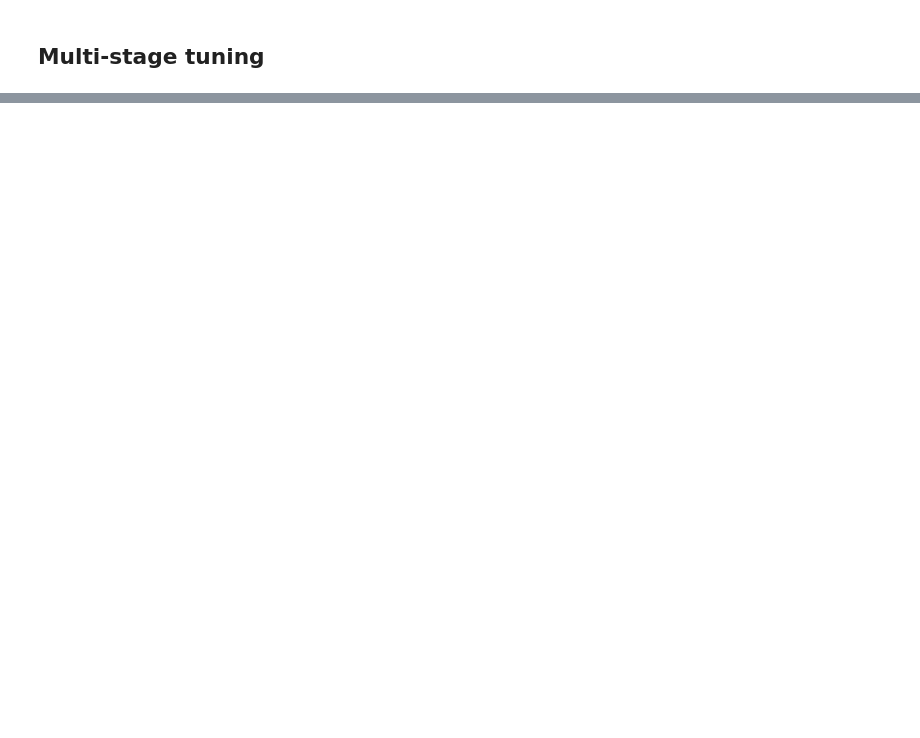
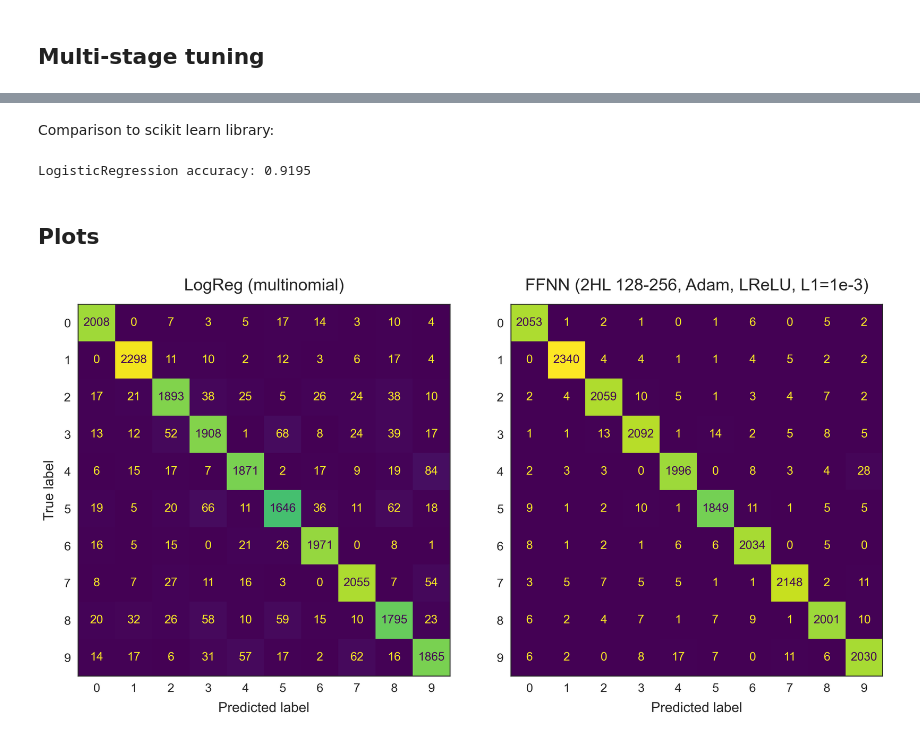
Before and after one commit to beateovl/FYS-STK4155-Project-2, a Jupyter notebook: Notebooks/part_f.ipynb, the cells around one changed output, grey strips where cells are left out. Cells and saved outputs as stored; diff of their text form; code cells hidden in the pictures; blank space fills up the shorter version.

```diff
--- a/Notebooks/part_f.ipynb
+++ b/Notebooks/part_f.ipynb
@@ -235,0 +795,79 @@ pivot_table = df_results[
+# %% [markdown]
+Comparison to scikit learn library:
+# %%
+from sklearn.linear_model import LogisticRegression
+from sklearn.metrics import accuracy_score
+
+# Logistic Regression baseline (multinomial, reasonably strong)
+logreg = LogisticRegression(
+    max_iter=1000,
+    multi_class="multinomial",
+    solver="lbfgs",
+    n_jobs=-1,
+)
+logreg.fit(X_train, y_train)
+
+y_pred_lr = logreg.predict(X_test)
+proba_lr = logreg.predict_proba(X_test)
+
+acc_lr = accuracy_score(y_test, y_pred_lr)
+print(f"LogisticRegression accuracy: {acc_lr:.4f}")
+# %% [output]
+LogisticRegression accuracy: 0.9195
+# %% [markdown]
+## Plots
+# %%
+from sklearn.metrics import confusion_matrix, ConfusionMatrixDisplay
+import matplotlib.pyplot as plt
+
+final_epochs = 100
+
+final_acc, y_pred_nn, proba_nn = train_eval_ffnn_classification_with_preds(
+    best_arch,
+    best_opt,
+    best_act,
+    best_eta,
+    best_l1,
+    best_l2,
+    final_epochs,
+    final_batch,
+)
+
+import numpy as np
+from sklearn.metrics import confusion_matrix, ConfusionMatrixDisplay
+import matplotlib.pyplot as plt
+
+cm_lr = confusion_matrix(y_test, y_pred_lr)
+cm_nn = confusion_matrix(y_test, y_pred_nn)
+
+vmax = max(cm_lr.max(), cm_nn.max())  # shared color scale
+
+fig, axes = plt.subplots(1, 2, figsize=(16, 8), constrained_layout=True)
+
+titles = [
+    "LogReg (multinomial)",
+    "FFNN (2HL 128-256, Adam, LReLU, L1=1e-3)"
+]
+
+for ax, cm, title in zip(axes, (cm_lr, cm_nn), titles):
+    disp = ConfusionMatrixDisplay(cm, display_labels=np.arange(10))
+    disp.plot(
+        ax=ax,
+        cmap="viridis",              # or any you prefer
+        colorbar=False,
+        values_format="d",
+        im_kw={"vmin": 0, "vmax": vmax},
+    )
+
+    ax.set_title(title, fontsize=22, pad=18)
+    ax.set_xlabel("Predicted label", fontsize=18, labelpad=10)
+    ax.tick_params(axis="both", labelsize=16)
+    ax.grid(False)
+
+# Only left plot has y-label to avoid clutter
+axes[0].set_ylabel("True label", fontsize=18, labelpad=10)
+axes[1].set_ylabel("")
+
+plt.show()
+# %% [output]
+[figure, added]
```
Also changed, not shown: parts of 23 cells of this notebook, 11 other files.
